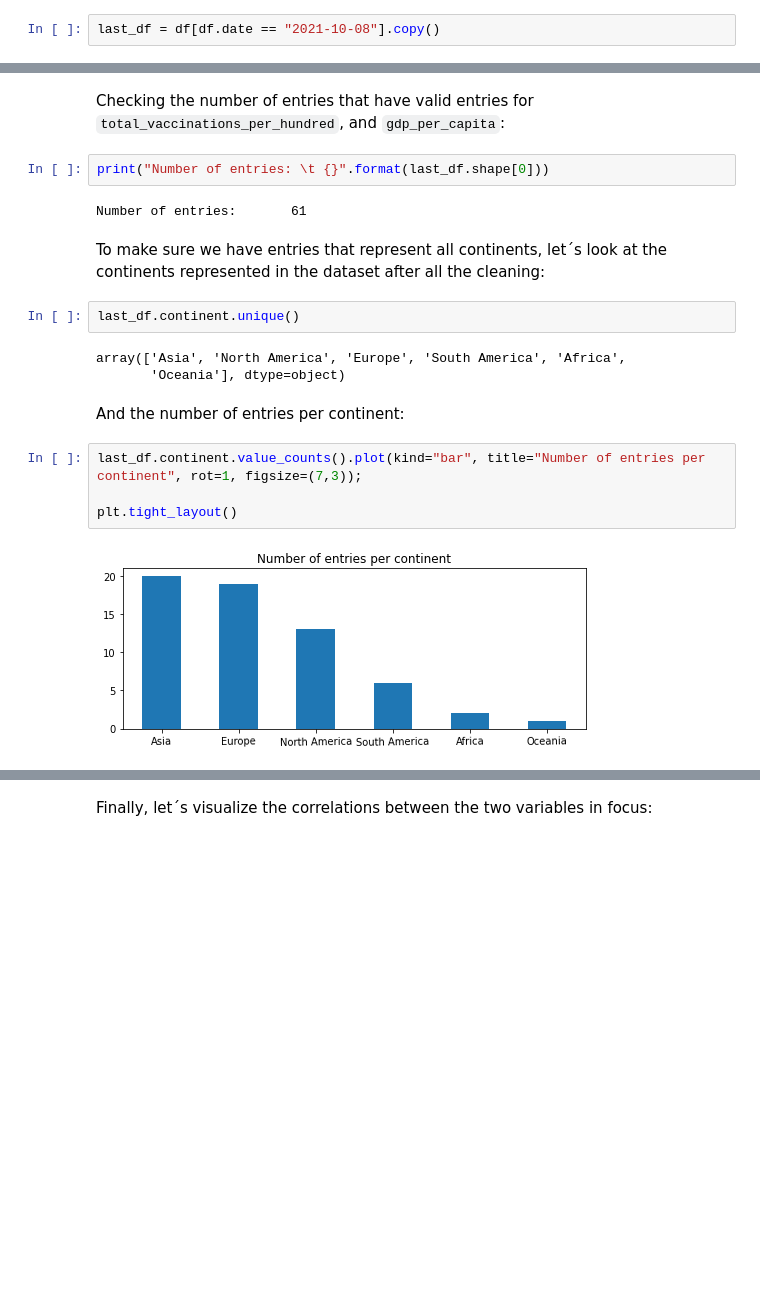
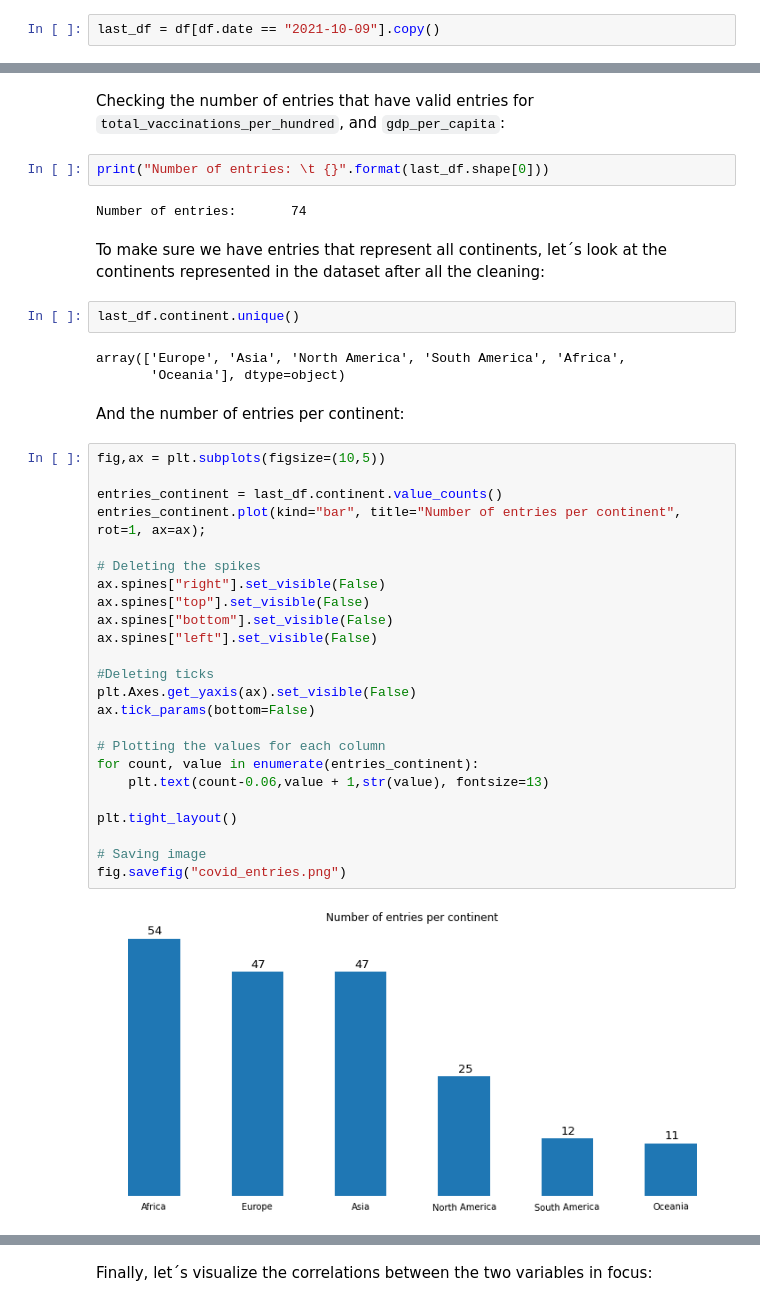
Before and after one commit to christianeloysio/Data_Science, a Jupyter notebook: Who_gets_to_live_during_the_pandemic?.ipynb, the cells around one changed output, grey strips where cells are left out. Saved outputs shown, nothing was run; the diff lists cells and outputs as text; blank space fills up the shorter version.

```diff
--- a/Who_gets_to_live_during_the_pandemic?.ipynb
+++ b/Who_gets_to_live_during_the_pandemic?.ipynb
@@ -364,7 +430,7 @@ Timestamp('2021-10-08 00:00:00')
 # %% [markdown]
 Let´s keep only the entries that are from that specific date:
 # %%
-last_df = df[df.date == "2021-10-08"].copy()
+last_df = df[df.date == "2021-10-09"].copy()
 # %% [markdown]
 And delete the entries that have one of the two mentioned variables, or `continent` missing:
 # %%
@@ -374,20 +440,40 @@ Checking the number of entries that have valid entries for `total_vaccinations_p
 # %%
 print("Number of entries: \t {}".format(last_df.shape[0]))
 # %% [output]
-Number of entries:       61
+Number of entries:       74
 # %% [markdown]
 To make sure we have entries that represent all continents, let´s look at the  continents represented in the dataset after all the cleaning:
 # %%
 last_df.continent.unique()
 # %% [output]
-array(['Asia', 'North America', 'Europe', 'South America', 'Africa',
+array(['Europe', 'Asia', 'North America', 'South America', 'Africa',
        'Oceania'], dtype=object)
 # %% [markdown]
 And the number of entries per continent:
-# %%
-last_df.continent.value_counts().plot(kind="bar", title="Number of entries per continent", rot=1, figsize=(7,3));
-
-plt.tight_layout()
-# %% [output]
-[figure, removed]
+# %%
+fig,ax = plt.subplots(figsize=(10,5))
+
+entries_continent = last_df.continent.value_counts()
+entries_continent.plot(kind="bar", title="Number of entries per continent", rot=1, ax=ax);
+
+# Deleting the spikes
+ax.spines["right"].set_visible(False)
+ax.spines["top"].set_visible(False)
+ax.spines["bottom"].set_visible(False)
+ax.spines["left"].set_visible(False)
+
+#Deleting ticks
+plt.Axes.get_yaxis(ax).set_visible(False)
+ax.tick_params(bottom=False)
+
+# Plotting the values for each column
+for count, value in enumerate(entries_continent):
+    plt.text(count-0.06,value + 1,str(value), fontsize=13)
+
+plt.tight_layout()
+
+# Saving image
+fig.savefig("covid_entries.png")
+# %% [output]
+[figure, added]
 # %% [markdown]
```
Also changed, not shown: parts of 25 cells of this notebook.
